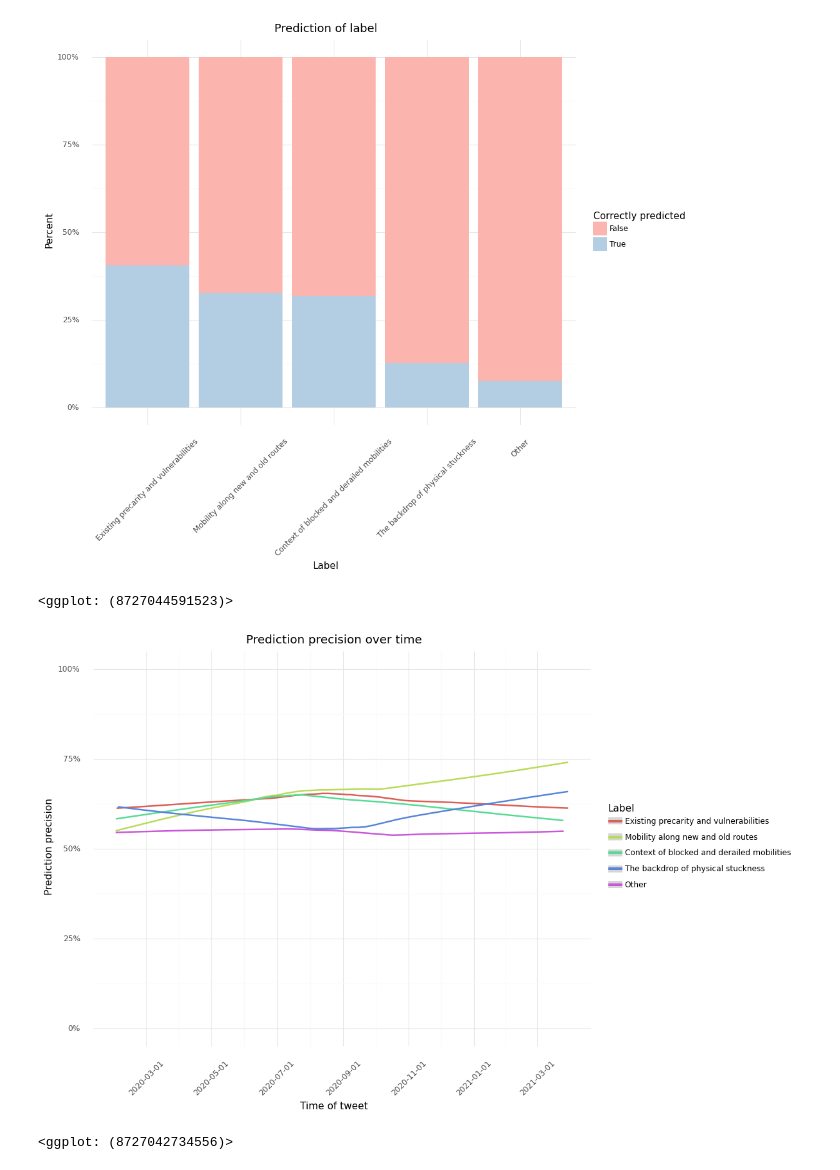
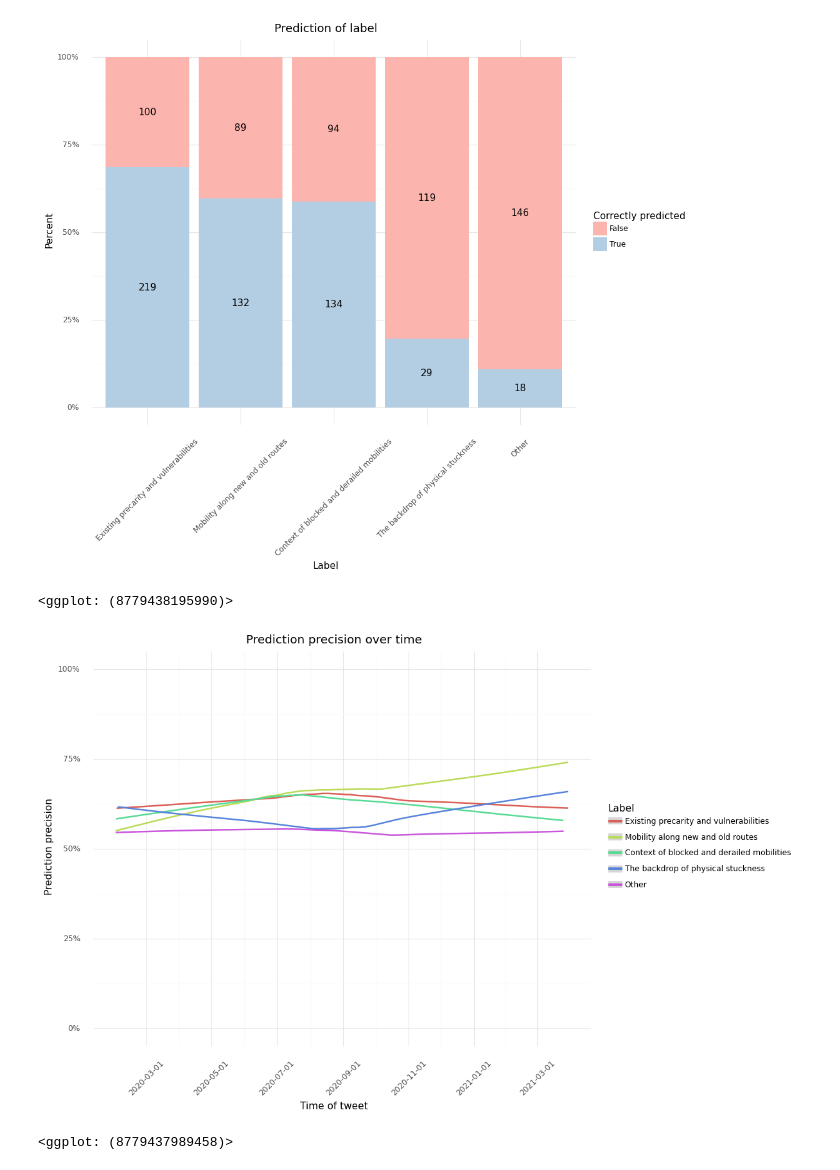
Before and after one commit to CALDISS-AAU/bp_tpb, a Jupyter notebook: notebooks/predict_context.ipynb, the cells around one changed output. Cells and saved outputs as stored; diff of their text form; code cells hidden in the pictures.

```diff
--- a/notebooks/predict_context.ipynb
+++ b/notebooks/predict_context.ipynb
@@ -135,24 +133,32 @@ label_cat = pd.Categorical(df_out['label'], categories=cat_order)
 df_out = df_out.assign(label_cat = label_cat)
 # %%
 import plotnine
-from plotnine import ggplot, geom_point, geom_bar, aes, stat_smooth, facet_wrap, theme, element_text, labs, scale_y_continuous, labels, scale_fill_brewer, geom_smooth, theme_classic
+from plotnine import ggplot, geom_point, geom_bar, aes, stat_smooth, facet_wrap, theme, element_text, labs, scale_y_continuous, labels, scale_fill_brewer, geom_smooth, theme_classic, theme_minimal, geom_text, position_stack
 
 plotnine.options.figure_size = (10,8)
 
-(ggplot(df_out, aes(x = 'label_cat', fill='factor(correct)'))
- + geom_bar(position = 'fill')
+df_viz = df_out.loc[df_out['used for model training'] == False, :]
+
+counts = df_viz.groupby(['label_cat', 'correct']).size()
+label_groups = df_viz.groupby(['label_cat']).size()
+pct = counts / label_groups
+label_count = pd.concat([counts, pct], axis = 1).reset_index().rename(columns = {0:'count', 1:'pct'})
+
+(ggplot(label_count, aes(x = 'label_cat', y = 'pct', fill='factor(correct)'))
+ + geom_bar(stat = 'identity', position = 'fill')
+ + geom_text(aes(label = 'count'), position = position_stack(vjust=0.5))
  + labs(x = "Label", y = "Percent", fill = "Correctly predicted", title = "Prediction of label")
  + scale_y_continuous(labels=lambda l: ["%d%%" % (v * 100) for v in l])
  + scale_fill_brewer(type = 'qual', palette = 4)
  + theme_minimal()
  + theme(axis_text_x = element_text(angle = 45)))
 # %% [output]
-[figure, old version]
+[figure, new version]
-<ggplot: (8727044591523)>
+<ggplot: (8779438195990)>
 # %%
 from plotnine import theme_minimal
 
-(ggplot(df_out, aes(x = 'created_at', y = 'prediction precision', colour='factor(label_cat)'))
+(ggplot(df_viz, aes(x = 'created_at', y = 'prediction precision', colour='factor(label_cat)'))
  + geom_smooth()
  + labs(x = "Time of tweet", y = "Prediction precision", colour = "Label", title = "Prediction precision over time")
  + scale_y_continuous(labels=lambda l: ["%d%%" % (v * 100) for v in l], limits = (0,1))
@@ -161,4 +167,4 @@ from plotnine import theme_minimal
 )
 # %% [output]
 [figure]
-<ggplot: (8727042734556)>
+<ggplot: (8779437989458)>
```
Also changed, not shown: parts of 1 cell of this notebook.
